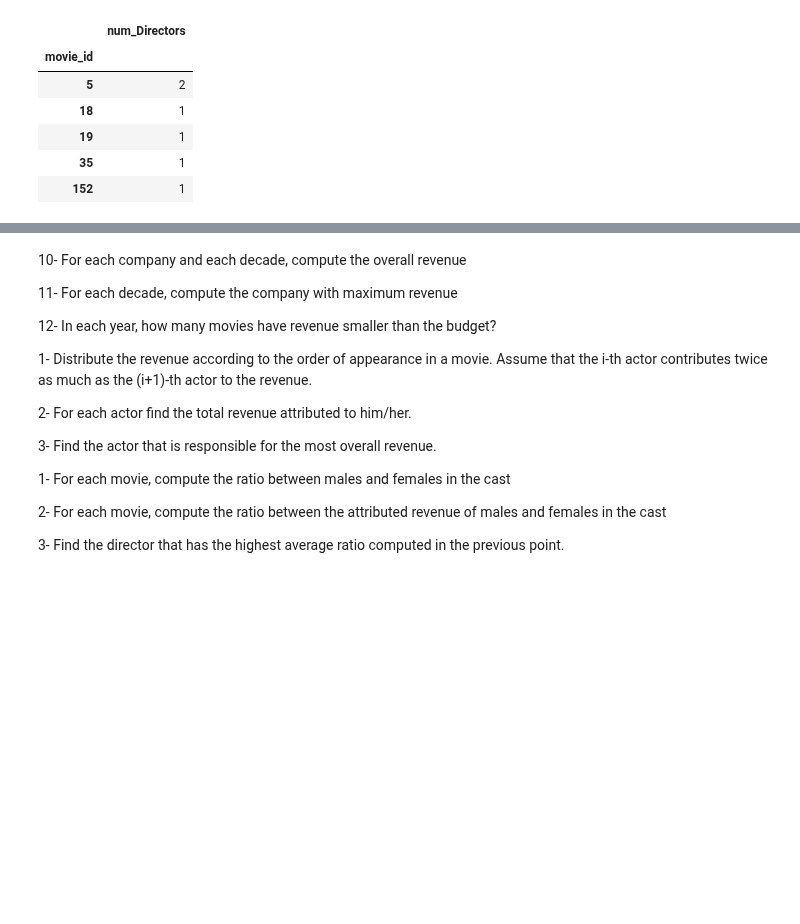
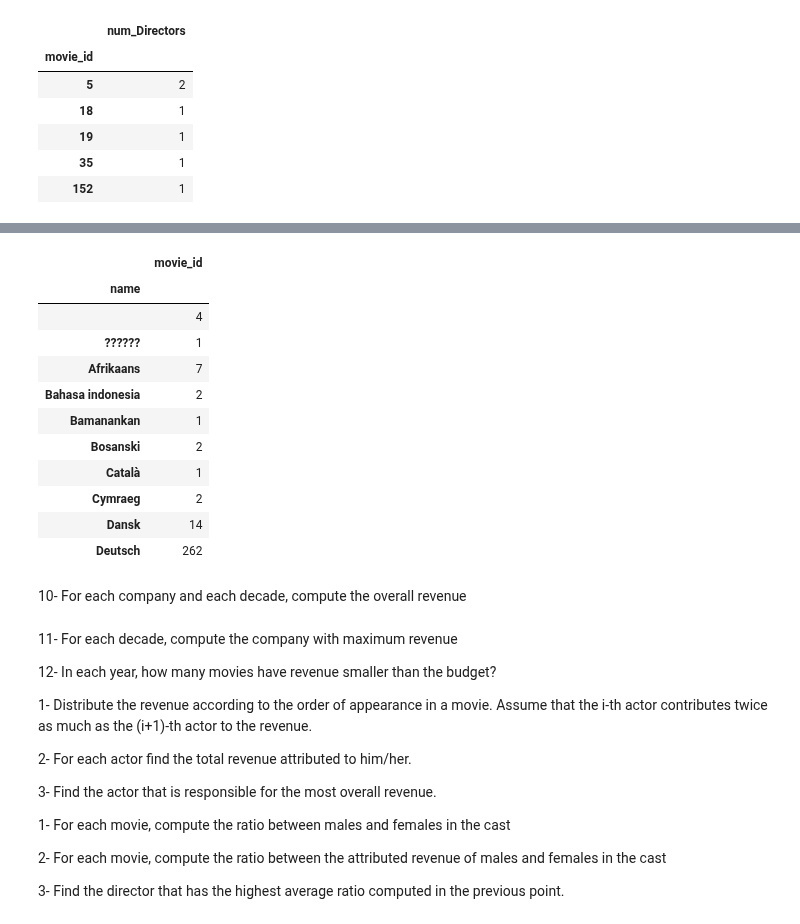
Before and after one commit to silviasantamaria/computerscience, a Jupyter notebook: Project+.ipynb, the cells around one changed output, grey strips where cells are left out. Cells and saved outputs as stored; diff of their text form; code cells hidden in the pictures; blank space fills up the shorter version.

```diff
--- a/Project+.ipynb
+++ b/Project+.ipynb
@@ -449,7 +461,23 @@ num_directors.rename(index=str, columns={'id': 'num_Directors'}).head()
+# %%
+lang= df2[['movie_id', 'name']].groupby('name').count()
+lang.head(10)
+# %% [output]
+|  | movie_id |
+| name |  |
+|  | 4 |
+| ?????? | 1 |
+| Afrikaans | 7 |
+| Bahasa indonesia | 2 |
+| Bamanankan | 1 |
+| Bosanski | 2 |
+| Català | 1 |
+| Cymraeg | 2 |
+| Dansk | 14 |
+| Deutsch | 262 |
+# %% [markdown]
+10- For each company and each decade, compute the overall revenue
 # %% [markdown]
 
-
-10- For each company and each decade, compute the overall revenue
 
 11- For each decade, compute the company with maximum revenue
 
```
Also changed, not shown: parts of 3 cells of this notebook.
